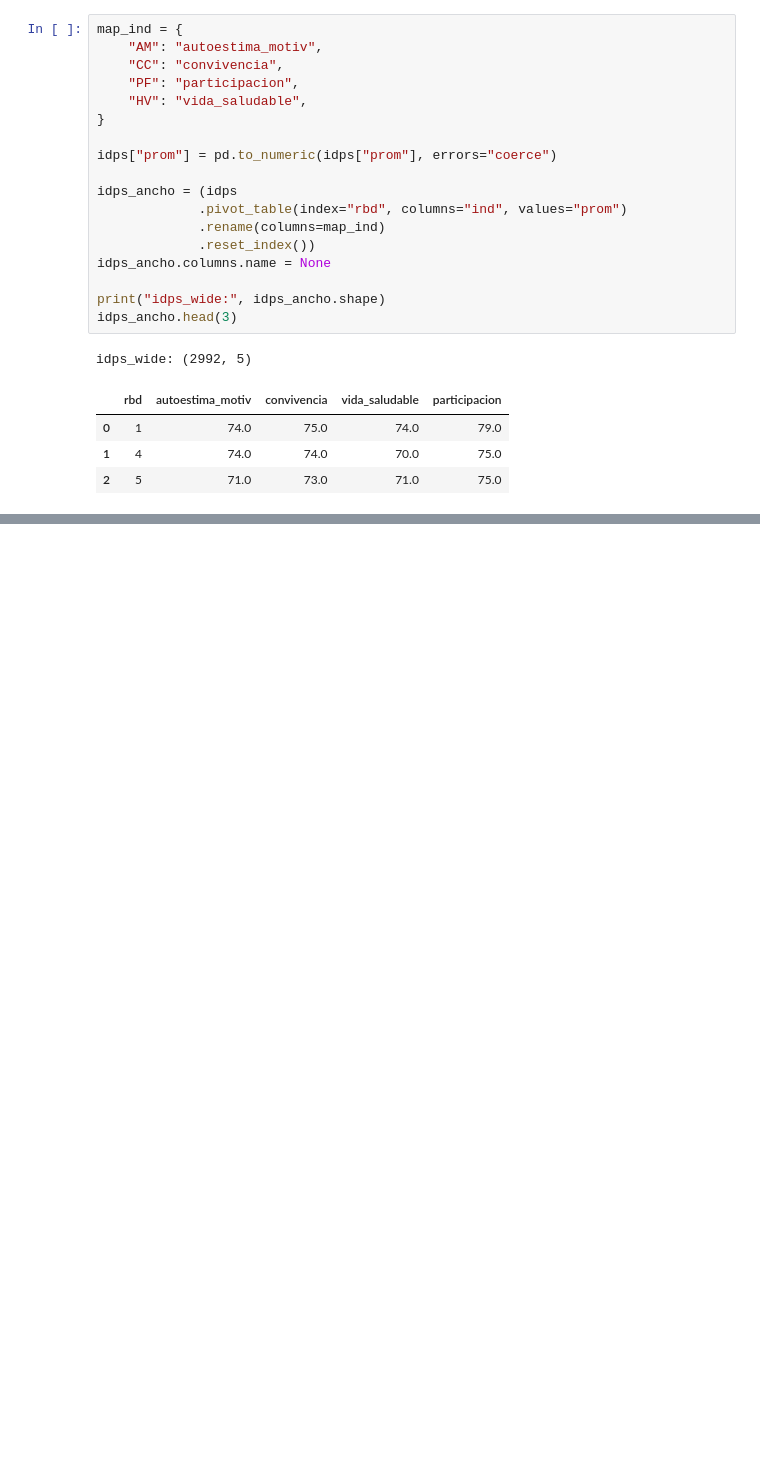
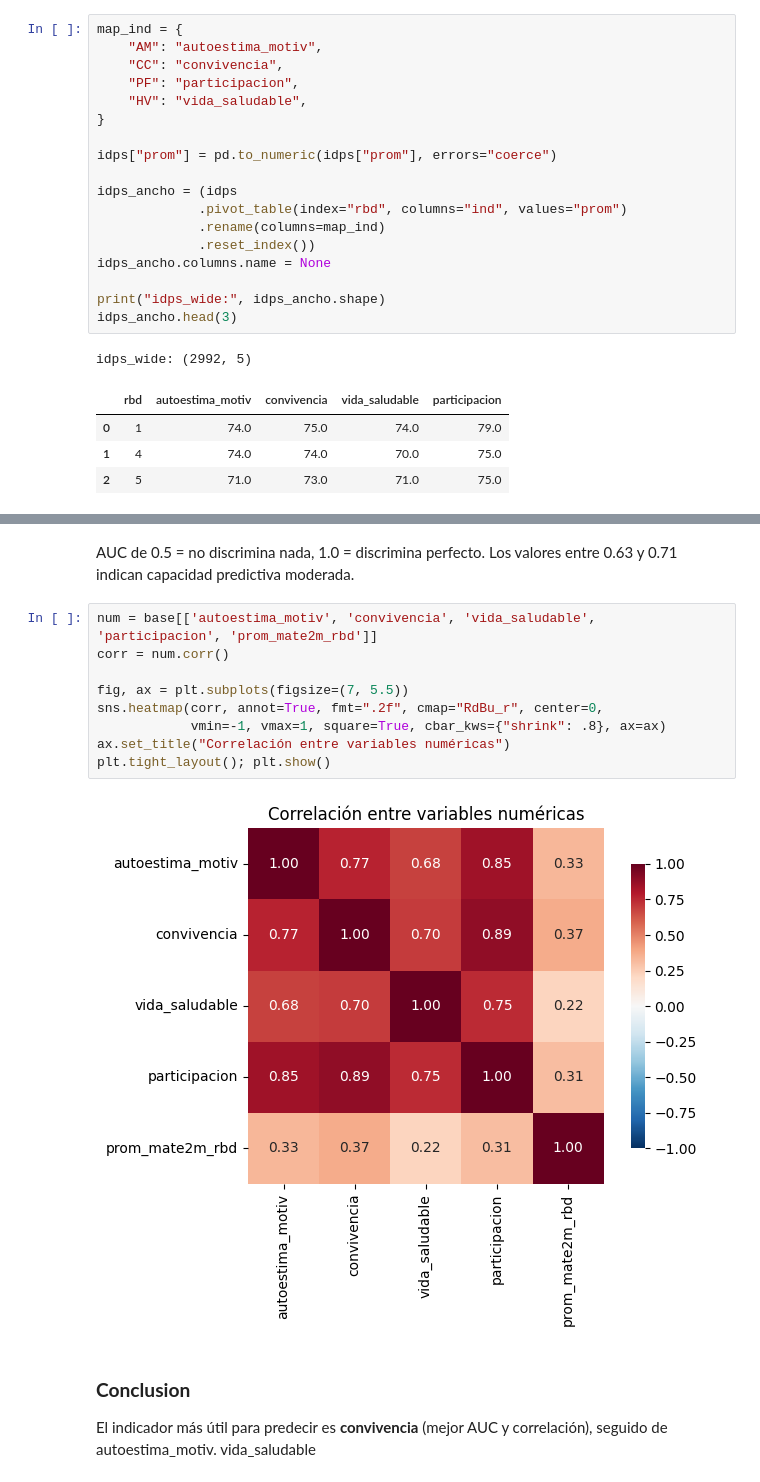
Before and after one commit to vcanalesg/dcc_taller_proyecto_g4, a Jupyter notebook: EDAyPreprocesamiento_01.ipynb, the cells around one changed output, grey strips where cells are left out. Drawn from its saved outputs; the diff is of its cells as text; blank space fills up the shorter version.

```diff
--- a/EDAyPreprocesamiento_01.ipynb
+++ b/EDAyPreprocesamiento_01.ipynb
@@ -175,0 +251,16 @@ base.head()
+# %% [markdown]
+AUC de 0.5 = no discrimina nada, 1.0 = discrimina perfecto. Los valores entre 0.63 y 0.71 indican capacidad predictiva moderada.
+# %%
+num = base[['autoestima_motiv', 'convivencia', 'vida_saludable', 'participacion', 'prom_mate2m_rbd']]
+corr = num.corr()
+
+fig, ax = plt.subplots(figsize=(7, 5.5))
+sns.heatmap(corr, annot=True, fmt=".2f", cmap="RdBu_r", center=0,
+            vmin=-1, vmax=1, square=True, cbar_kws={"shrink": .8}, ax=ax)
+ax.set_title("Correlación entre variables numéricas")
+plt.tight_layout(); plt.show()
+# %% [output]
+[figure, added]
+# %% [markdown]
+### **Conclusion**
+El indicador más útil para predecir es **convivencia** (mejor AUC y correlación), seguido de autoestima_motiv. vida_saludable
```
Also changed, not shown: parts of 30 cells of this notebook.
